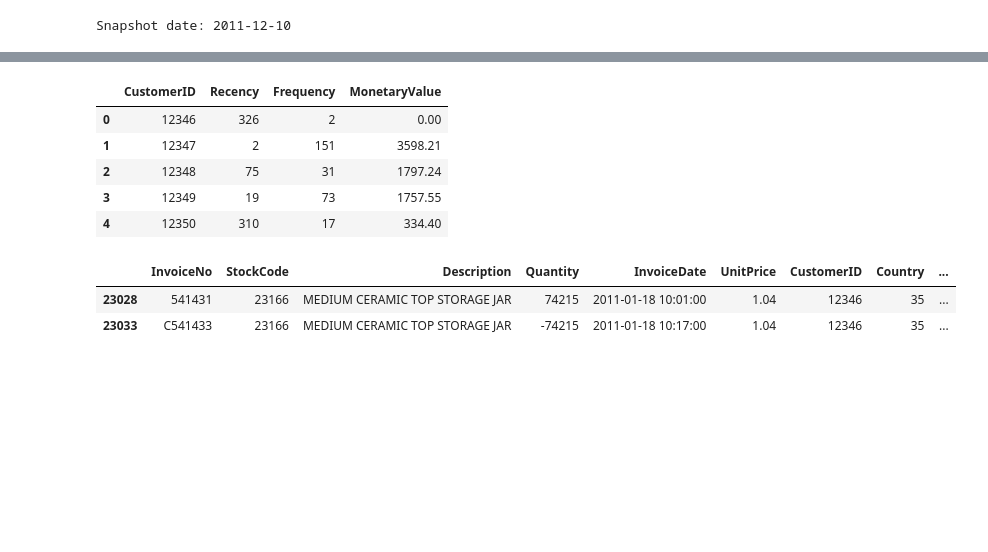
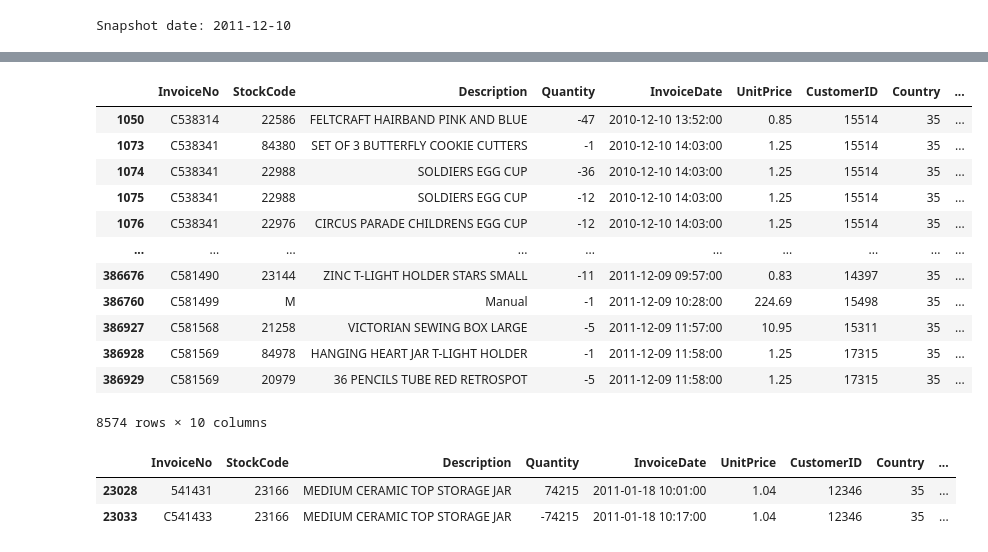
Before and after one commit to vannda21/customer_segmentaion, a Jupyter notebook: Customer_seg.ipynb, the cells around one changed output, grey strips where cells are left out. Drawn from its saved outputs; the diff is of its cells as text; code cells hidden in the pictures; blank space fills up the shorter version.

```diff
--- a/Customer_seg.ipynb
+++ b/Customer_seg.ipynb
@@ -807,20 +825,31 @@ Snapshot date: 2011-12-10
+# %%
+data_rfm[data_rfm['order_canceled']>0]
+# %% [output]
+|  | InvoiceNo | StockCode | Description | Quantity | InvoiceDate | UnitPrice | CustomerID | Country | ... |
+| 1050 | C538314 | 22586 | FELTCRAFT HAIRBAND PINK AND BLUE | -47 | 2010-12-10 13:52:00 | 0.85 | 15514 | 35 | ... |
+| 1073 | C538341 | 84380 | SET OF 3 BUTTERFLY COOKIE CUTTERS | -1 | 2010-12-10 14:03:00 | 1.25 | 15514 | 35 | ... |
+| 1074 | C538341 | 22988 | SOLDIERS EGG CUP | -36 | 2010-12-10 14:03:00 | 1.25 | 15514 | 35 | ... |
+| 1075 | C538341 | 22988 | SOLDIERS EGG CUP | -12 | 2010-12-10 14:03:00 | 1.25 | 15514 | 35 | ... |
+| 1076 | C538341 | 22976 | CIRCUS PARADE CHILDRENS EGG CUP | -12 | 2010-12-10 14:03:00 | 1.25 | 15514 | 35 | ... |
+| ... | ... | ... | ... | ... | ... | ... | ... | ... | ... |
+| 386676 | C581490 | 23144 | ZINC T-LIGHT HOLDER STARS SMALL | -11 | 2011-12-09 09:57:00 | 0.83 | 14397 | 35 | ... |
+| 386760 | C581499 | M | Manual | -1 | 2011-12-09 10:28:00 | 224.69 | 15498 | 35 | ... |
+| 386927 | C581568 | 21258 | VICTORIAN SEWING BOX LARGE | -5 | 2011-12-09 11:57:00 | 10.95 | 15311 | 35 | ... |
+| 386928 | C581569 | 84978 | HANGING HEART JAR T-LIGHT HOLDER | -1 | 2011-12-09 11:58:00 | 1.25 | 17315 | 35 | ... |
+| 386929 | C581569 | 20979 | 36 PENCILS TUBE RED RETROSPOT | -5 | 2011-12-09 11:58:00 | 1.25 | 17315 | 35 | ... |
+8574 rows × 10 columns
 # %%
-# Aggregate data on a customer level
-data = data_rfm.groupby(['CustomerID'],as_index=False).agg({'InvoiceDate': lambda x: (snapshot_date - x.max()).days,
-                                             'InvoiceNo': 'count',
-                                             'TotalPrice': 'sum'}).rename(columns = {'InvoiceDate': 'Recency',
-                                                                                   'InvoiceNo': 'Frequency',
-                                                                                   'TotalPrice': 'MonetaryValue'})
+# # Aggregate data on a customer level
+# data = data_rfm.groupby(['CustomerID'],as_index=False).agg({'InvoiceDate': lambda x: (snapshot_date - x.max()).days,
+#                                              'InvoiceNo': 'count',
+#                                              'TotalPrice': 'sum'
+#                                              }).rename(columns = {'InvoiceDate': 'Recency',
+#                                                                                    'InvoiceNo': 'Frequency',
+#                                                                                    'TotalPrice': 'MonetaryValue',
+#                                                                                     })
 
-# Check the first rows
-data.head()
+# # Check the first rows
+# data.head()
-# %% [output]
-|  | CustomerID | Recency | Frequency | MonetaryValue |
-| 0 | 12346 | 326 | 2 | 0.00 |
-| 1 | 12347 | 2 | 151 | 3598.21 |
-| 2 | 12348 | 75 | 31 | 1797.24 |
-| 3 | 12349 | 19 | 73 | 1757.55 |
-| 4 | 12350 | 310 | 17 | 334.40 |
 # %%
 data_rfm[data_rfm['CustomerID'] == 12346]
 # %% [output]
```
Also changed, not shown: parts of 21 cells of this notebook.
